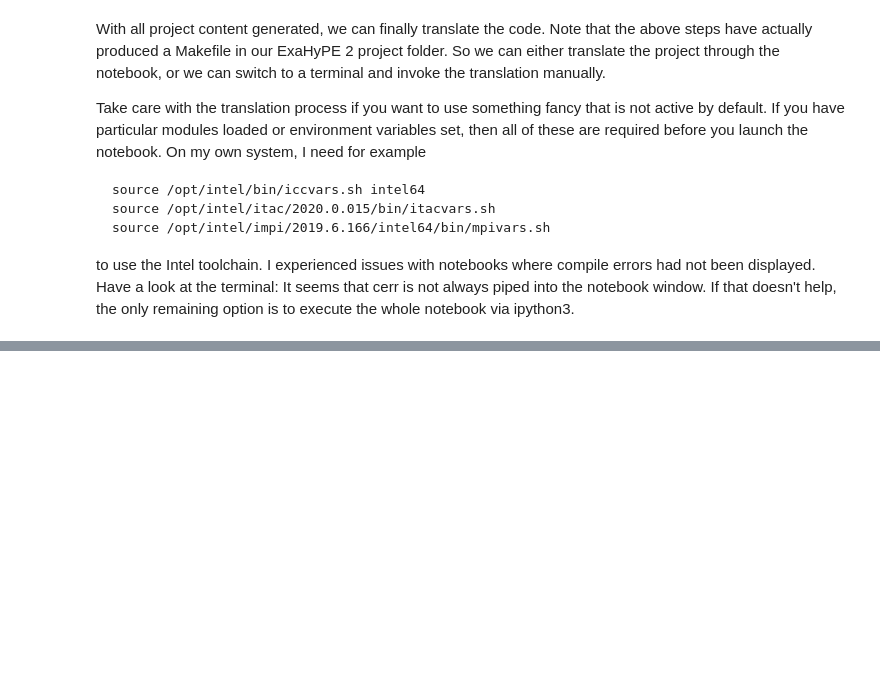
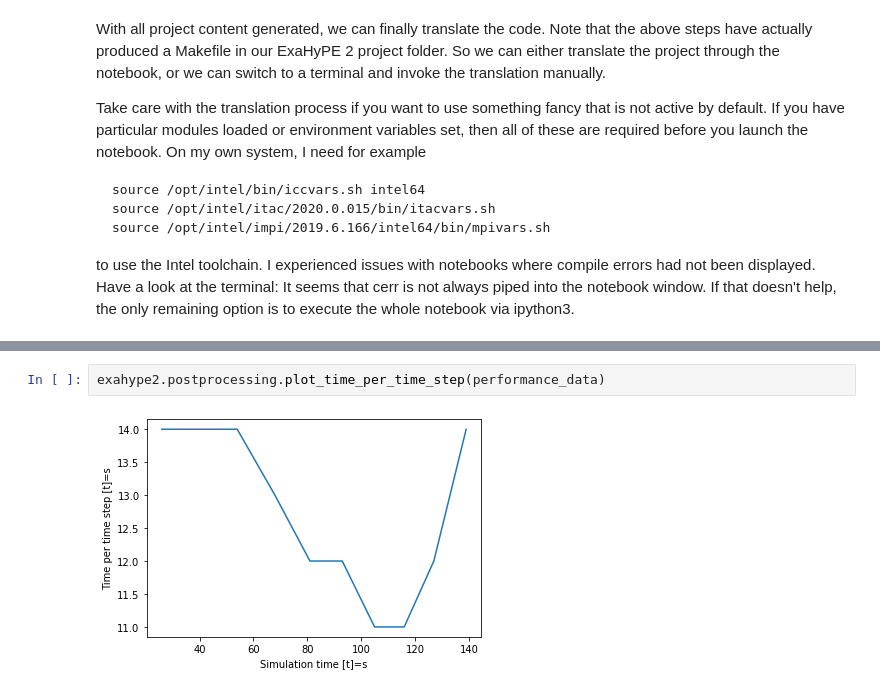
Before and after one commit to kittytastic/Peano-Fork, a Jupyter notebook: examples/exahype2/euler/euler-with-ExaHyPE.ipynb, the cells around one changed output, grey strips where cells are left out. Cells and saved outputs as stored; diff of their text form; blank space fills up the shorter version.

```diff
--- a/examples/exahype2/euler/euler-with-ExaHyPE.ipynb
+++ b/examples/exahype2/euler/euler-with-ExaHyPE.ipynb
@@ -131,0 +154,4 @@ start to compile ...
+# %%
+exahype2.postprocessing.plot_time_per_time_step(performance_data)
+# %% [output]
+[figure, added]
```
Also changed, not shown: parts of 10 cells of this notebook, 9 other files.
